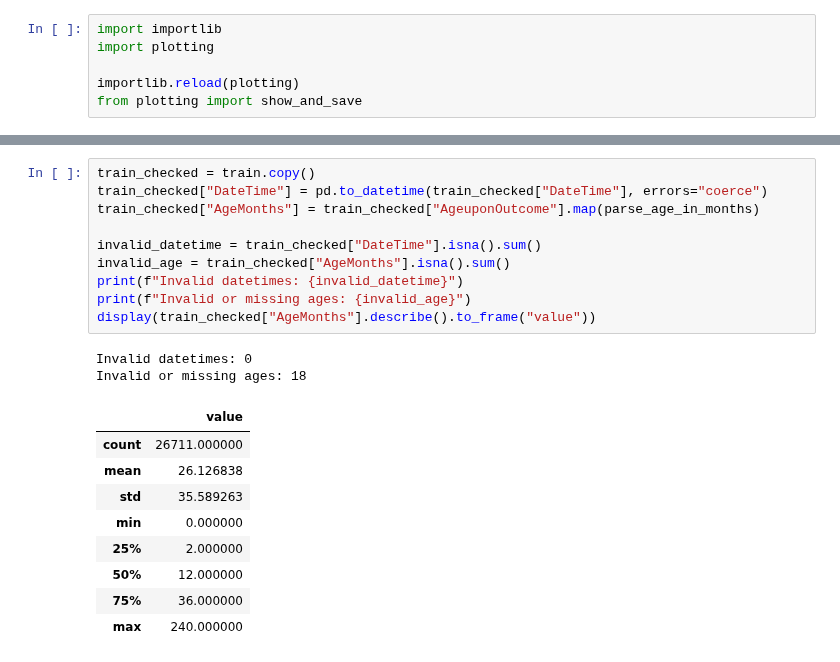
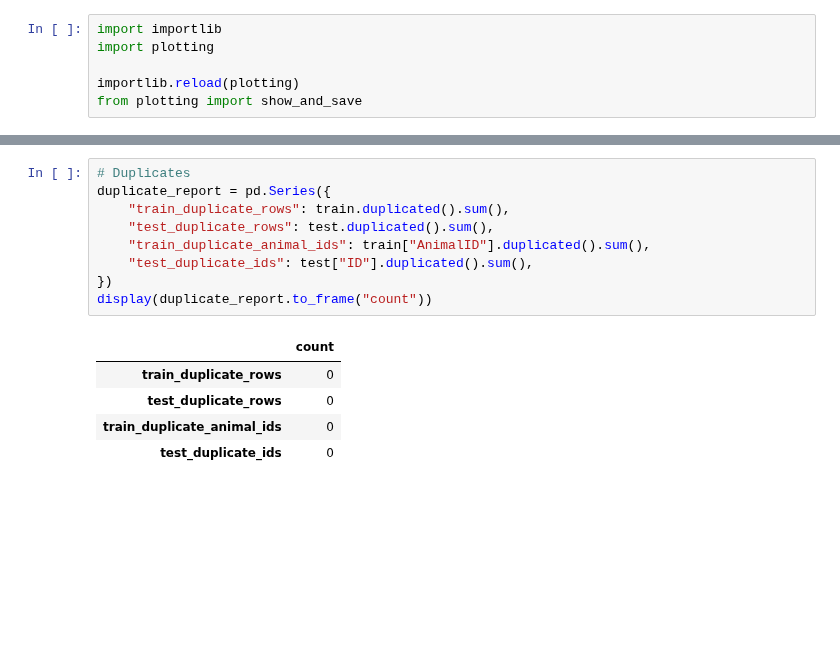
Before and after one commit to lego111Aron/shelter-animal-outcome-prediction, a Jupyter notebook: data_quality.ipynb, the cells around one changed output, grey strips where cells are left out. Drawn from its saved outputs; the diff is of its cells as text; blank space fills up the shorter version.

```diff
--- a/data_quality.ipynb
+++ b/data_quality.ipynb
@@ -105,23 +89,16 @@ Series([], Name: only_one_dataset, dtype: object)
 # %%
-train_checked = train.copy()
-train_checked["DateTime"] = pd.to_datetime(train_checked["DateTime"], errors="coerce")
-train_checked["AgeMonths"] = train_checked["AgeuponOutcome"].map(parse_age_in_months)
-
-invalid_datetime = train_checked["DateTime"].isna().sum()
-invalid_age = train_checked["AgeMonths"].isna().sum()
-print(f"Invalid datetimes: {invalid_datetime}")
-print(f"Invalid or missing ages: {invalid_age}")
-display(train_checked["AgeMonths"].describe().to_frame("value"))
+# Duplicates
+duplicate_report = pd.Series({
+    "train_duplicate_rows": train.duplicated().sum(),
+    "test_duplicate_rows": test.duplicated().sum(),
+    "train_duplicate_animal_ids": train["AnimalID"].duplicated().sum(),
+    "test_duplicate_ids": test["ID"].duplicated().sum(),
+})
+display(duplicate_report.to_frame("count"))
 # %% [output]
-Invalid datetimes: 0
-Invalid or missing ages: 18
-|  | value |
-| count | 26711.000000 |
-| mean | 26.126838 |
-| std | 35.589263 |
-| min | 0.000000 |
-| 25% | 2.000000 |
-| 50% | 12.000000 |
-| 75% | 36.000000 |
-| max | 240.000000 |
+|  | count |
+| train_duplicate_rows | 0 |
+| test_duplicate_rows | 0 |
+| train_duplicate_animal_ids | 0 |
+| test_duplicate_ids | 0 |
 # %%
```
Also changed, not shown: parts of 12 cells of this notebook, 3 other files.
